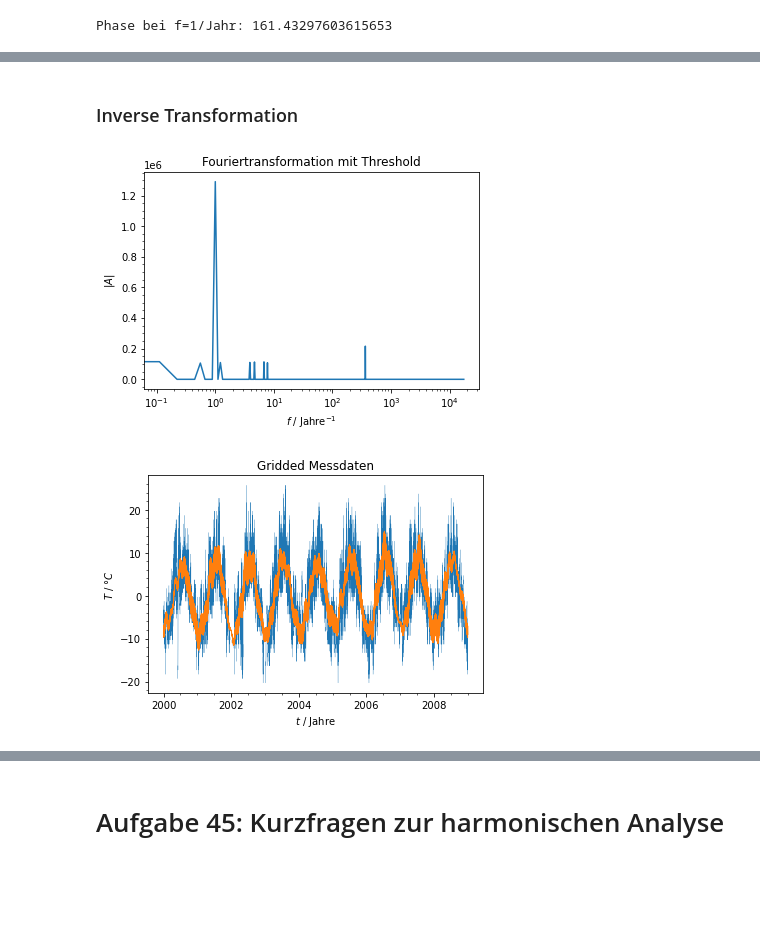
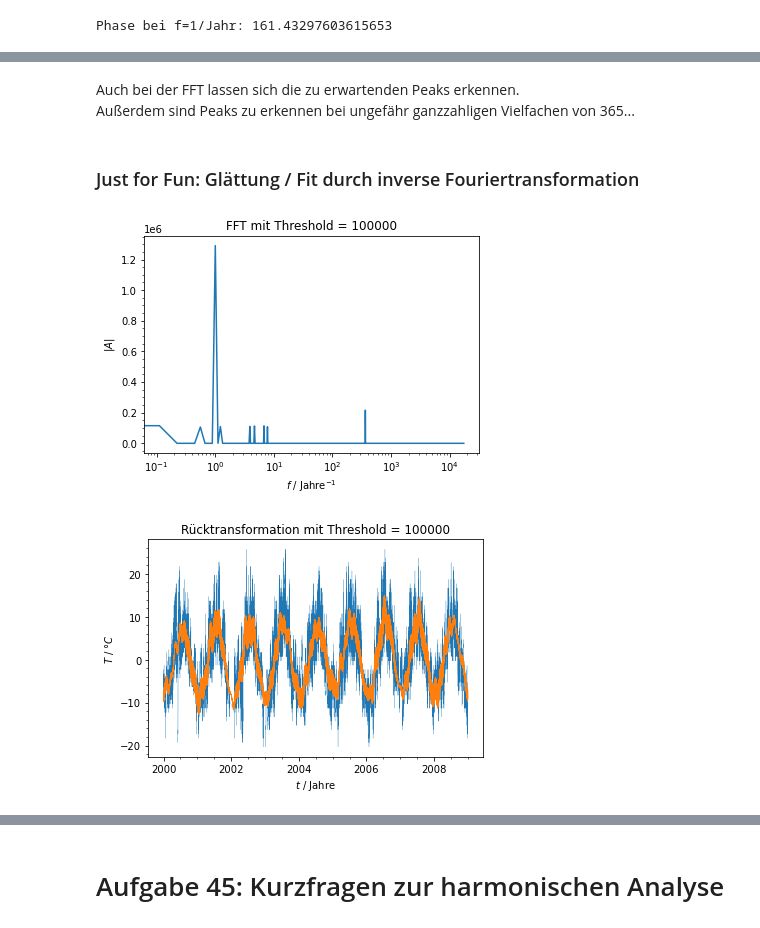
Before and after one commit to NicoJG/SMD, a Jupyter notebook: SMD_B/Blatt22/blatt22.ipynb, the cells around one changed output, grey strips where cells are left out. Drawn from its saved outputs; the diff is of its cells as text; code cells hidden in the pictures; blank space fills up the shorter version.

```diff
--- a/SMD_B/Blatt22/blatt22.ipynb
+++ b/SMD_B/Blatt22/blatt22.ipynb
@@ -97,7 +79,8 @@ df_ = df
 temp = df['Temperatur'].to_numpy()
 time = df['Messzeit'].to_numpy()
 # %%
-temp_mean = np.mean(df_['Temperatur'])
+# Verschiebe die Temperatur sodass die Schwingung um 0 ist.
+temp_mean = np.mean(df['Temperatur'])
 temp_offset = temp - temp_mean
 # %%
 plt.title('Offsetted Messdaten')
@@ -239,2 +241,5 @@ plt.show()
+# %% [markdown]
+Auch bei der FFT lassen sich die zu erwartenden Peaks erkennen.
+Außerdem sind Peaks zu erkennen bei ungefähr ganzzahligen Vielfachen von 365...
 # %% [markdown]
-### Inverse Transformation
+### Just for Fun: Glättung / Fit durch inverse Fouriertransformation
@@ -247,19 +254,19 @@ A_smoothed[np.abs(A_gridded) < A_threshold] = 0
 temp_smoothed = irfft(A_smoothed)
 # %%
-plt.title('Fouriertransformation mit Threshold')
+plt.title(f'FFT mit Threshold = {A_threshold}')
 plt.plot(freq_gridded, np.abs(A_smoothed))
 plt.xlabel('$f$ / Jahre$^{-1}$')
 plt.ylabel('$|A|$')
 plt.xscale('log')
 plt.show()
 # %% [output]
-[figure, old version]
+[figure, new version]
 # %%
-plt.title('Rücktransformation')
+plt.title(f'Rücktransformation mit Threshold = {A_threshold}')
 plt.plot(time_gridded,temp_gridded, linewidth=0.2)
 plt.plot(time_gridded,temp_smoothed, linewidth=0.5)
 plt.xlabel('$t$ / Jahre')
 plt.ylabel('$T$ / $°C$')
 plt.show()
 # %% [output]
-[figure, old version]
+[figure, new version]
```
Also changed, not shown: parts of 41 cells of this notebook, 1 other file.
